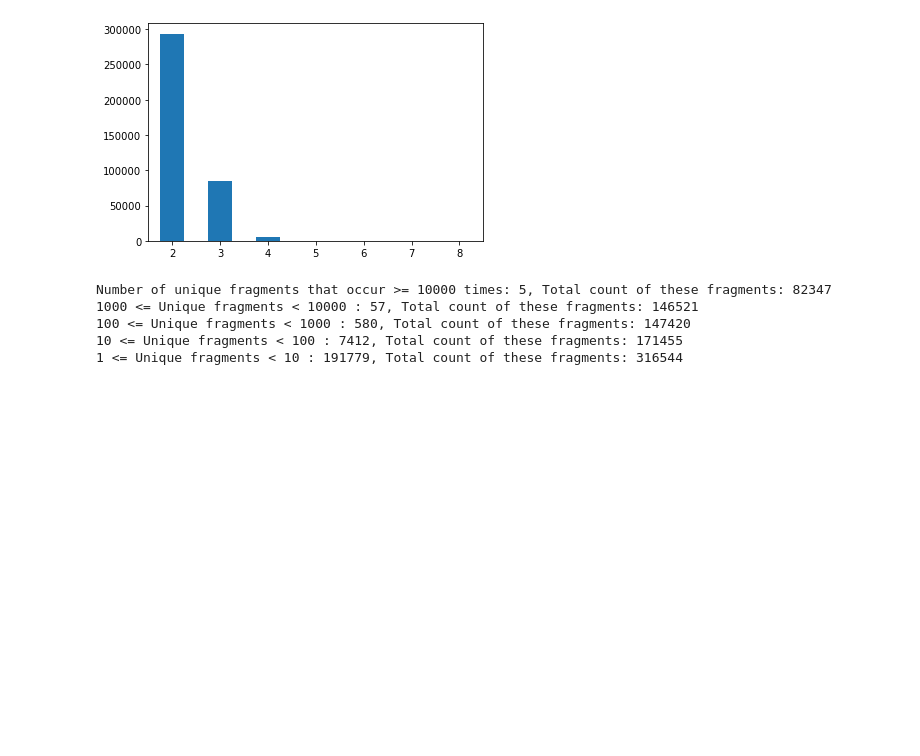
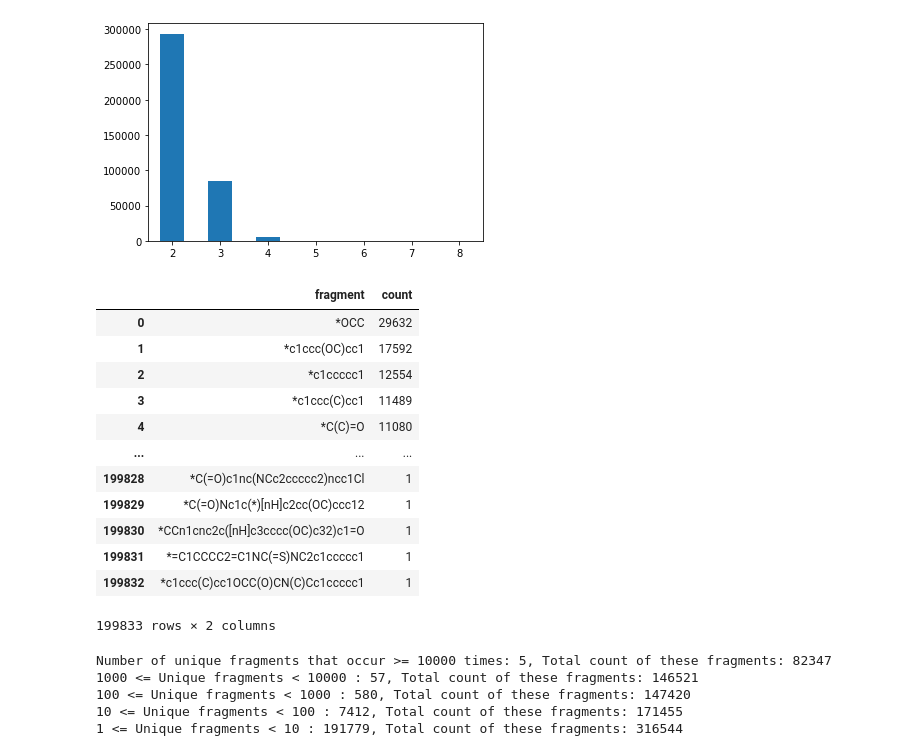
Before and after one commit to panukorn17/drug_discovery_models, a Jupyter notebook: fragment-based-dgm/notebooks/postprocess.ipynb, the cells around one changed output. Drawn from its saved outputs; the diff is of its cells as text; code cells hidden in the pictures; blank space fills up the shorter version.

```diff
--- a/fragment-based-dgm/notebooks/postprocess.ipynb
+++ b/fragment-based-dgm/notebooks/postprocess.ipynb
@@ -122,6 +126,23 @@ for frag in tqdm(df_train.fragments):
 fragment_unique = set(fragment_list)
 # %%
 fragment_counts = pd.Series(fragment_list).value_counts()
+# %%
+frament_count_df = pd.DataFrame(fragment_counts, columns=['count']).reset_index().rename(columns={"index": "fragment"})
+frament_count_df
+# %% [output]
+|  | fragment | count |
+| 0 | *OCC | 29632 |
+| 1 | *c1ccc(OC)cc1 | 17592 |
+| 2 | *c1ccccc1 | 12554 |
+| 3 | *c1ccc(C)cc1 | 11489 |
+| 4 | *C(C)=O | 11080 |
+| ... | ... | ... |
+| 199828 | *C(=O)c1nc(NCc2ccccc2)ncc1Cl | 1 |
+| 199829 | *C(=O)Nc1c(*)[nH]c2cc(OC)ccc12 | 1 |
+| 199830 | *CCn1cnc2c([nH]c3cccc(OC)c32)c1=O | 1 |
+| 199831 | *=C1CCCC2=C1NC(=S)NC2c1ccccc1 | 1 |
+| 199832 | *c1ccc(C)cc1OCC(O)CN(C)Cc1ccccc1 | 1 |
+199833 rows × 2 columns
 # %%
 frag_geq_10000 = fragment_counts[fragment_counts>=10000]
 frag_geq_1000 = fragment_counts[(fragment_counts>=1000) & (fragment_counts<10000)]
```
Also changed, not shown: parts of 8 cells of this notebook, 4 other files.
